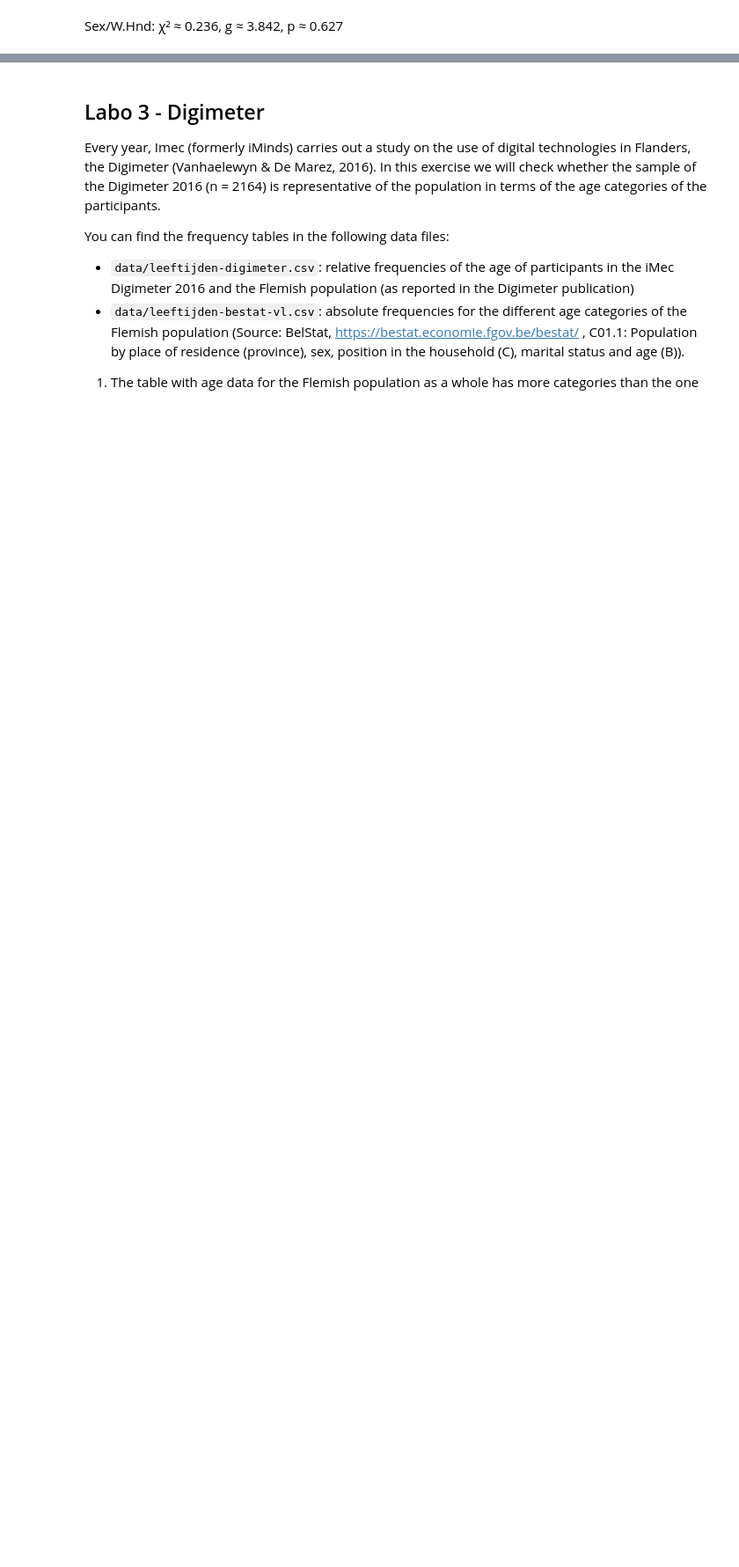
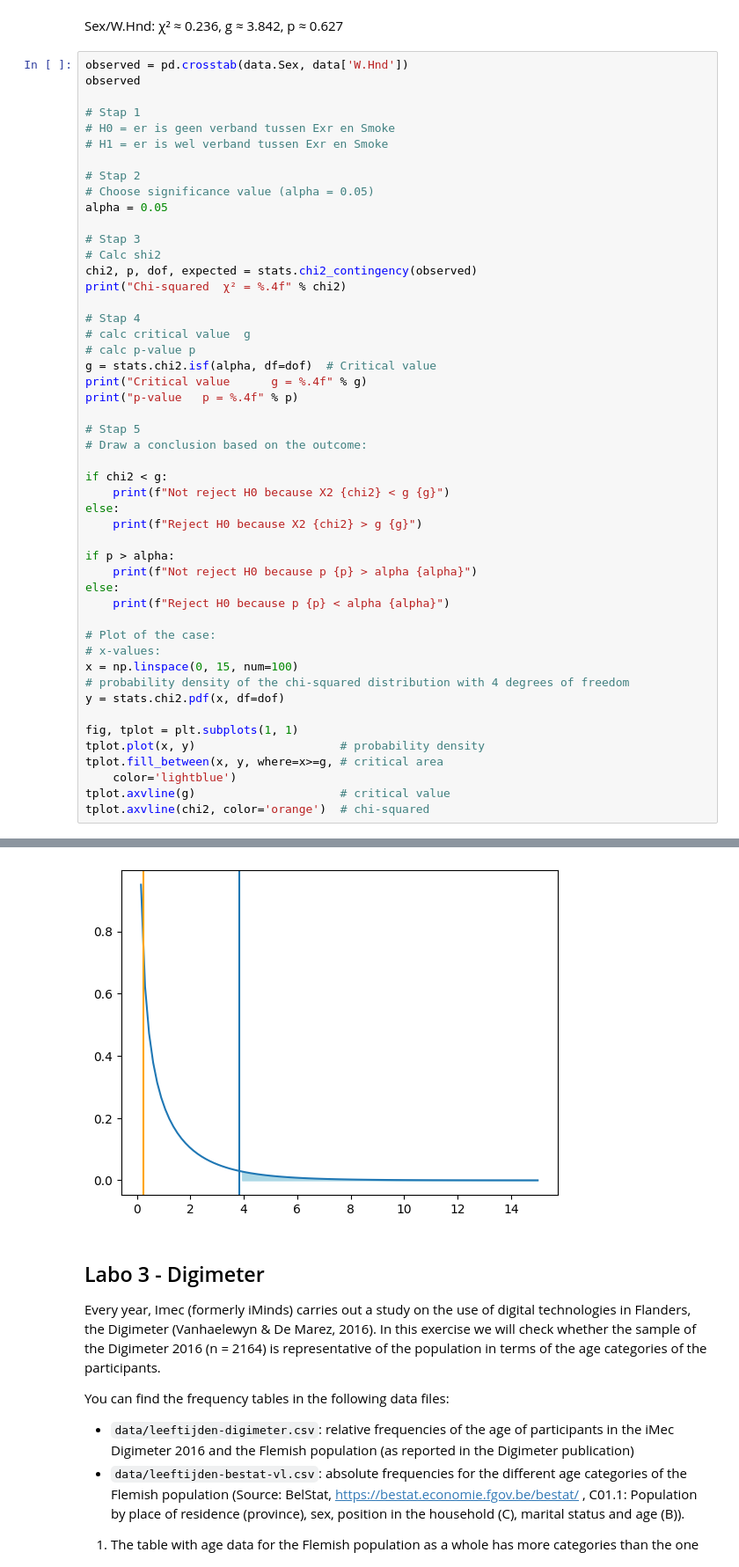
Before and after one commit to Lucasvancompernolle/datascience-main, a Jupyter notebook: 4-bivariate-qual/labs_chi_squared.ipynb, the cells around one changed output, grey strips where cells are left out. Shown at 88% size. Saved outputs shown, nothing was run; the diff lists cells and outputs as text; blank space fills up the shorter version.

```diff
--- a/4-bivariate-qual/labs_chi_squared.ipynb
+++ b/4-bivariate-qual/labs_chi_squared.ipynb
@@ -322,2 +429,52 @@ Sex/Smoke: χ² ≈ 3.554, g ≈ 7.815, p ≈ 0.314
 # %% [markdown]
 Sex/W.Hnd: χ² ≈ 0.236, g ≈ 3.842, p ≈ 0.627
+# %%
+observed = pd.crosstab(data.Sex, data['W.Hnd'])
+observed
+
+# Stap 1
+# H0 = er is geen verband tussen Exr en Smoke
+# H1 = er is wel verband tussen Exr en Smoke
+
+# Stap 2
+# Choose significance value (alpha = 0.05)
+alpha = 0.05
+
+# Stap 3
+# Calc shi2
+chi2, p, dof, expected = stats.chi2_contingency(observed)
+print("Chi-squared  χ² = %.4f" % chi2)
+
+# Stap 4
+# calc critical value  g
+# calc p-value p
+g = stats.chi2.isf(alpha, df=dof)  # Critical value
+print("Critical value      g = %.4f" % g)
+print("p-value   p = %.4f" % p)
+
+# Stap 5
+# Draw a conclusion based on the outcome:
+
+if chi2 < g:
+    print(f"Not reject H0 because X2 {chi2} < g {g}")
+else:
+    print(f"Reject H0 because X2 {chi2} > g {g}")
+
+if p > alpha:
+    print(f"Not reject H0 because p {p} > alpha {alpha}")
+else:
+    print(f"Reject H0 because p {p} < alpha {alpha}")
+
+# Plot of the case:
+# x-values:
+x = np.linspace(0, 15, num=100)
+# probability density of the chi-squared distribution with 4 degrees of freedom
+y = stats.chi2.pdf(x, df=dof)
+
+fig, tplot = plt.subplots(1, 1)
+tplot.plot(x, y)                     # probability density
+tplot.fill_between(x, y, where=x>=g, # critical area
+    color='lightblue')
+tplot.axvline(g)                     # critical value
+tplot.axvline(chi2, color='orange')  # chi-squared
+# %% [output]
@@ -324,3 +487,4 @@ Sex/W.Hnd: χ² ≈ 0.236, g ≈ 3.842, p ≈ 0.627
+[figure, added]
 # %% [markdown]
 ## Labo 3 - Digimeter
 
```
Also changed, not shown: parts of 15 cells of this notebook, 1 other file.
